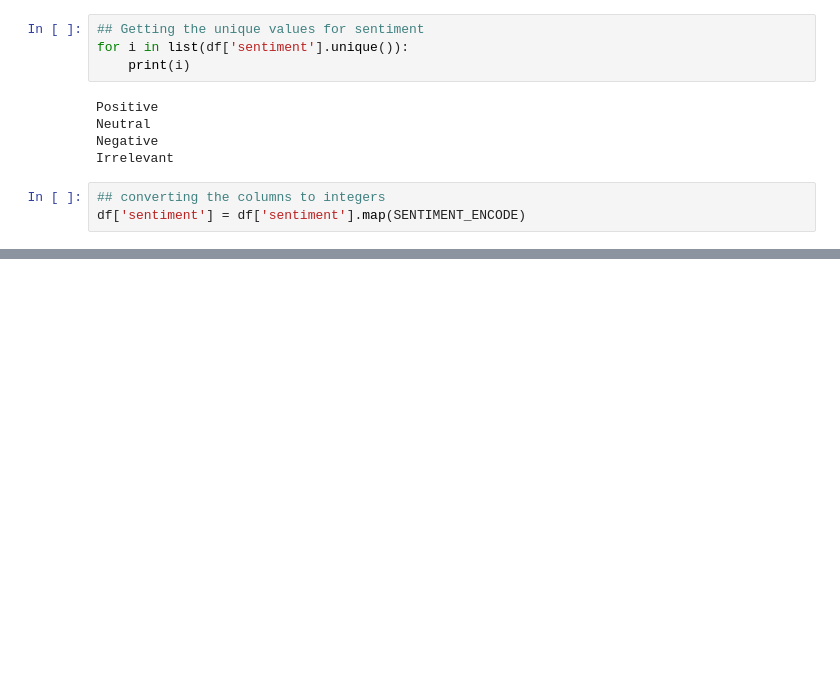
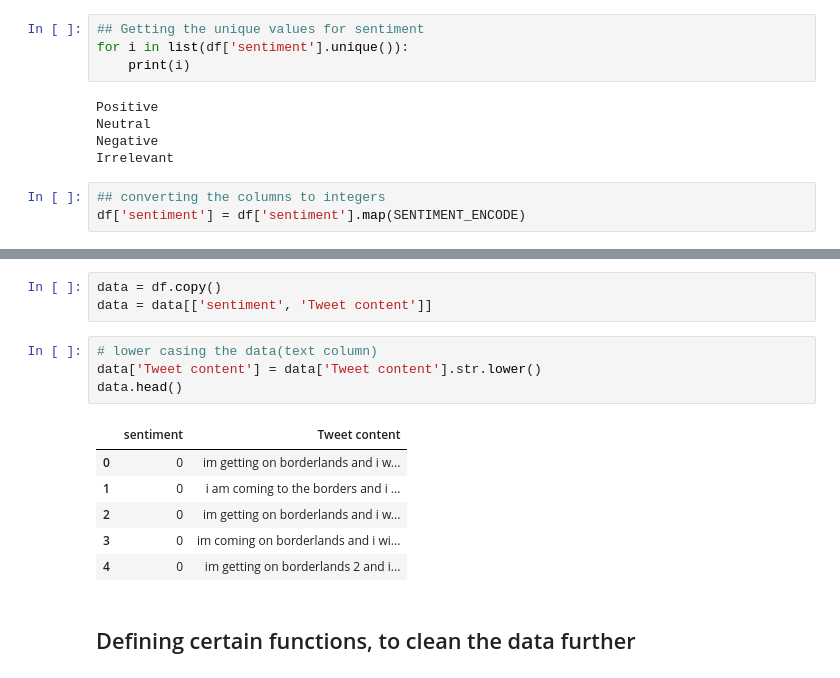
Before and after one commit to deborshi99/Streamlit-app-for-Twitter-sentiment-analysis, a Jupyter notebook: src/Notebooks/data analysis.ipynb, the cells around one changed output, grey strips where cells are left out. Drawn from its saved outputs; the diff is of its cells as text; blank space fills up the shorter version.

```diff
--- a/src/Notebooks/data analysis.ipynb
+++ b/src/Notebooks/data analysis.ipynb
@@ -102,0 +127,16 @@ df.describe()
+# %%
+data = df.copy()
+data = data[['sentiment', 'Tweet content']]
+# %%
+# lower casing the data(text column)
+data['Tweet content'] = data['Tweet content'].str.lower()
+data.head()
+# %% [output]
+|  | sentiment | Tweet content |
+| 0 | 0 | im getting on borderlands and i w... |
+| 1 | 0 | i am coming to the borders and i ... |
+| 2 | 0 | im getting on borderlands and i w... |
+| 3 | 0 | im coming on borderlands and i wi... |
+| 4 | 0 | im getting on borderlands 2 and i... |
+# %% [markdown]
+## Defining certain functions, to clean the data further
```
Also changed, not shown: parts of 9 cells of this notebook, 1 other file.
